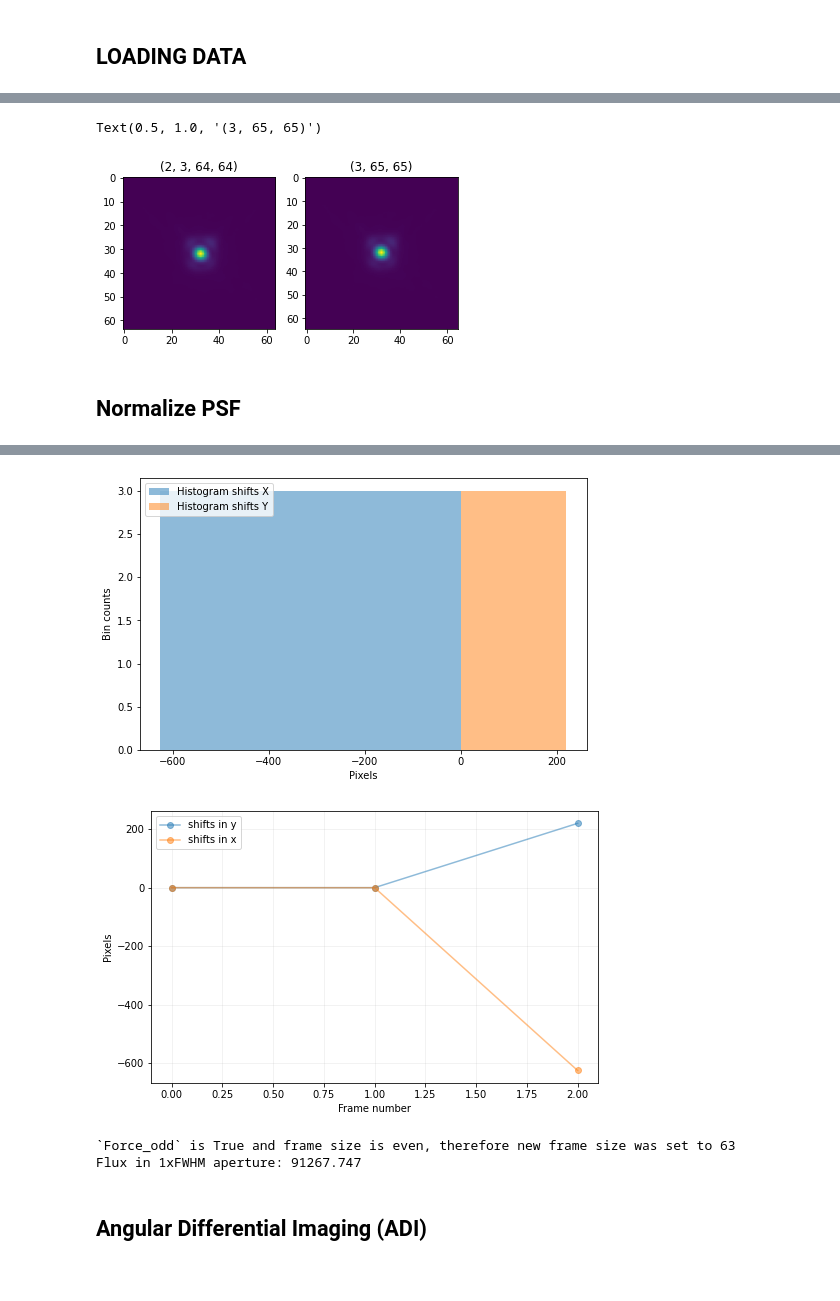
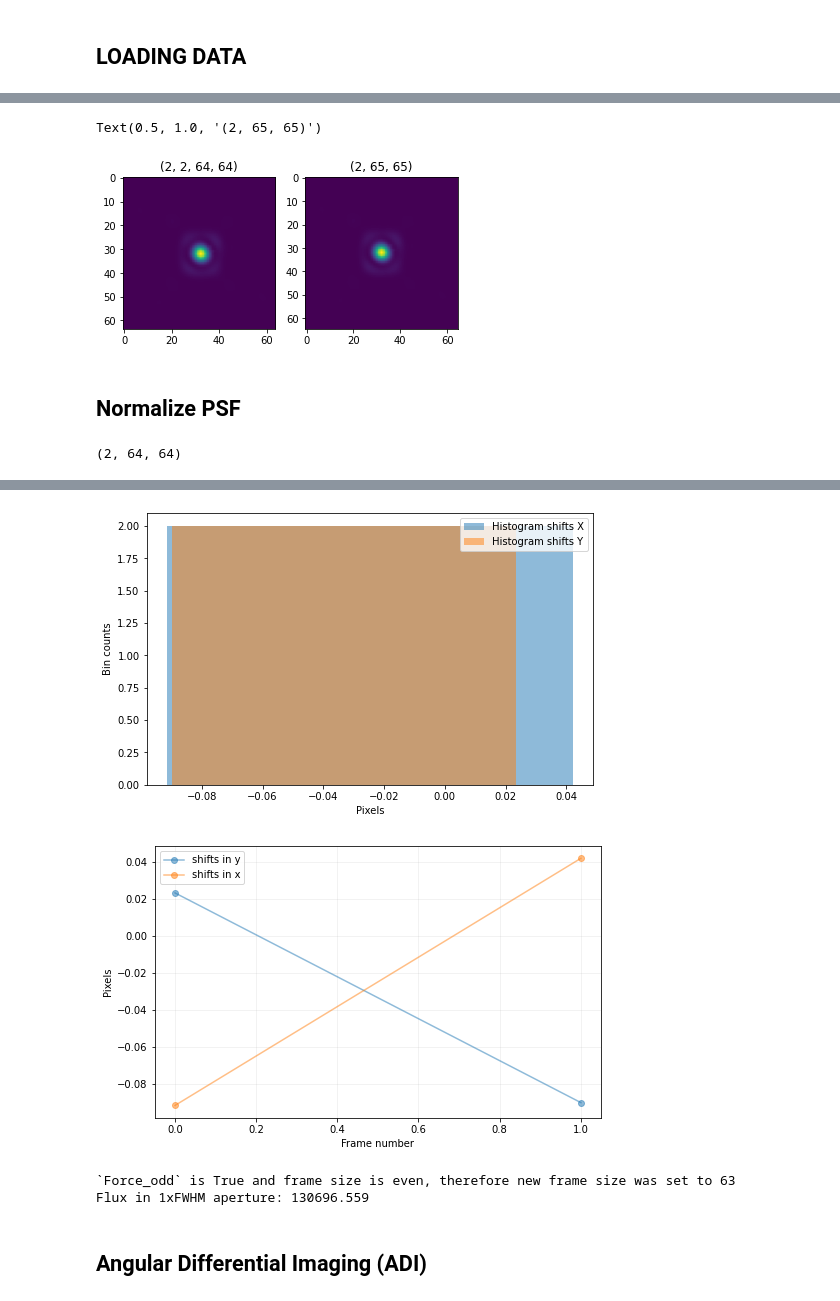
Before and after one commit to yemsnucleus/NEGFC, a Jupyter notebook: negfc_vip.ipynb, the cells around one changed output, grey strips where cells are left out. Saved outputs shown, nothing was run; the diff lists cells and outputs as text; code cells hidden in the pictures.

```diff
--- a/negfc_vip.ipynb
+++ b/negfc_vip.ipynb
@@ -26,8 +37,7 @@ os.environ["CUDA_VISIBLE_DEVICES"] = "1"
 # %% [markdown]
 ## LOADING DATA
 # %%
-root = './data/DHTau_fake/'
-# root = './data/HCI'
+root = './data/HCI'
 cube_route = os.path.join(root, 'center_im.fits')
 cube       = open_fits(cube_route, header=False)
 
@@ -86,12 +96,14 @@ axes[0].set_title(psf.shape)
 im = axes[1].imshow(psf_even[0])
 axes[1].set_title(psf_even.shape)
 # %% [output]
-Text(0.5, 1.0, '(3, 65, 65)')
+Text(0.5, 1.0, '(2, 65, 65)')
 [figure]
 # %% [markdown]
 ## Normalize PSF
 # %%
-import vip_hci as vip
+psf[lambda_ch].shape
+# %% [output]
+(2, 64, 64)
 # %%
 single_psf = psf[lambda_ch, psf_pos, :-1, :-1]
 ceny, cenx = frame_center(single_psf)
@@ -108,7 +120,7 @@ fwhm_sphere = np.mean([fit.fwhm_y,fit.fwhm_x])
 y_cent, x_cent = frame_center(single_psf)
 y_c=int(y_cent)
 x_c=int(x_cent)
-psf_center, y0_sh, x0_sh = vip.preproc.recentering.cube_recenter_2dfit(psf[lambda_ch], (y_c, x_c),
+psf_center, y0_sh = vip.preproc.recentering.cube_recenter_2dfit(psf[lambda_ch], (y_c, x_c),
                                                                        fwhm_sphere,model='gauss',
                                                                        nproc=8, subi_size=7, negative=False,
                                                                        full_output=False,
@@ -126,17 +138,17 @@ Running time:  0:00:00.443975
 ――――――――――――――――――――――――――――――――――――――――――――――――――――――――――――――――――――――――――――――――
-[figure, old version]
+[figure, new version]
-[figure, old version]
+[figure, new version]
 # %%
-psf_norm, fwhm_flux,fwhm = normalize_psf(psf_center,
+psf_norm, fwhm_flux, fwhm = normalize_psf(psf_center,
                                          fwhm=fwhm_sphere,
                                          size=None,
                                          threshold=None,
                                          mask_core=None,
                                          full_output=True,
-                                         verbose=True)  #psf normalizzata ad 1
+                                         verbose=True)
 # %% [output]
 `Force_odd` is True and frame size is even, therefore new frame size was set to 63
-Flux in 1xFWHM aperture: 91267.747
+Flux in 1xFWHM aperture: 130696.559
 # %% [markdown]
 ## Angular Differential Imaging (ADI)
 # %%
```
Also changed, not shown: parts of 21 cells of this notebook, 4 other files.
